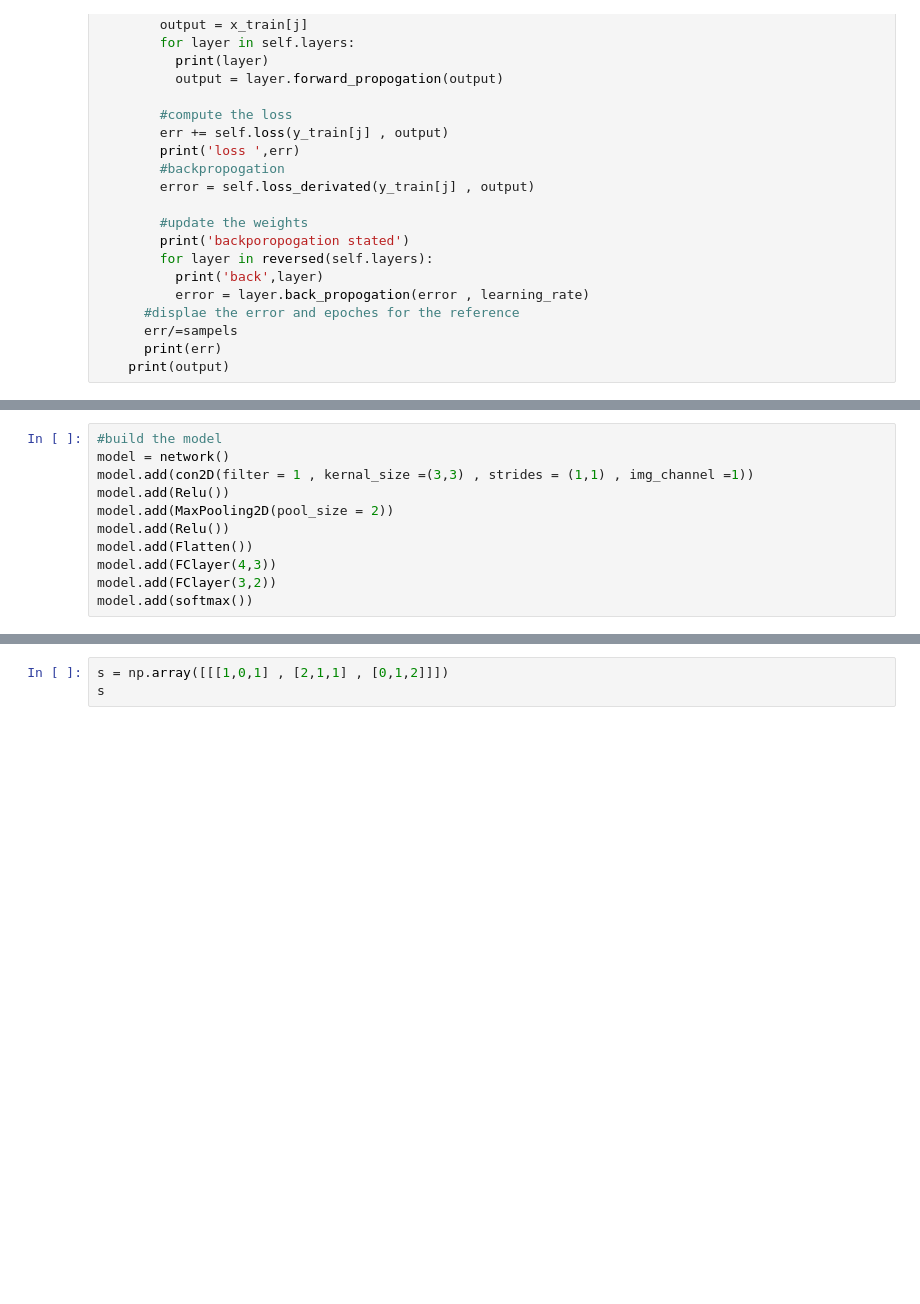
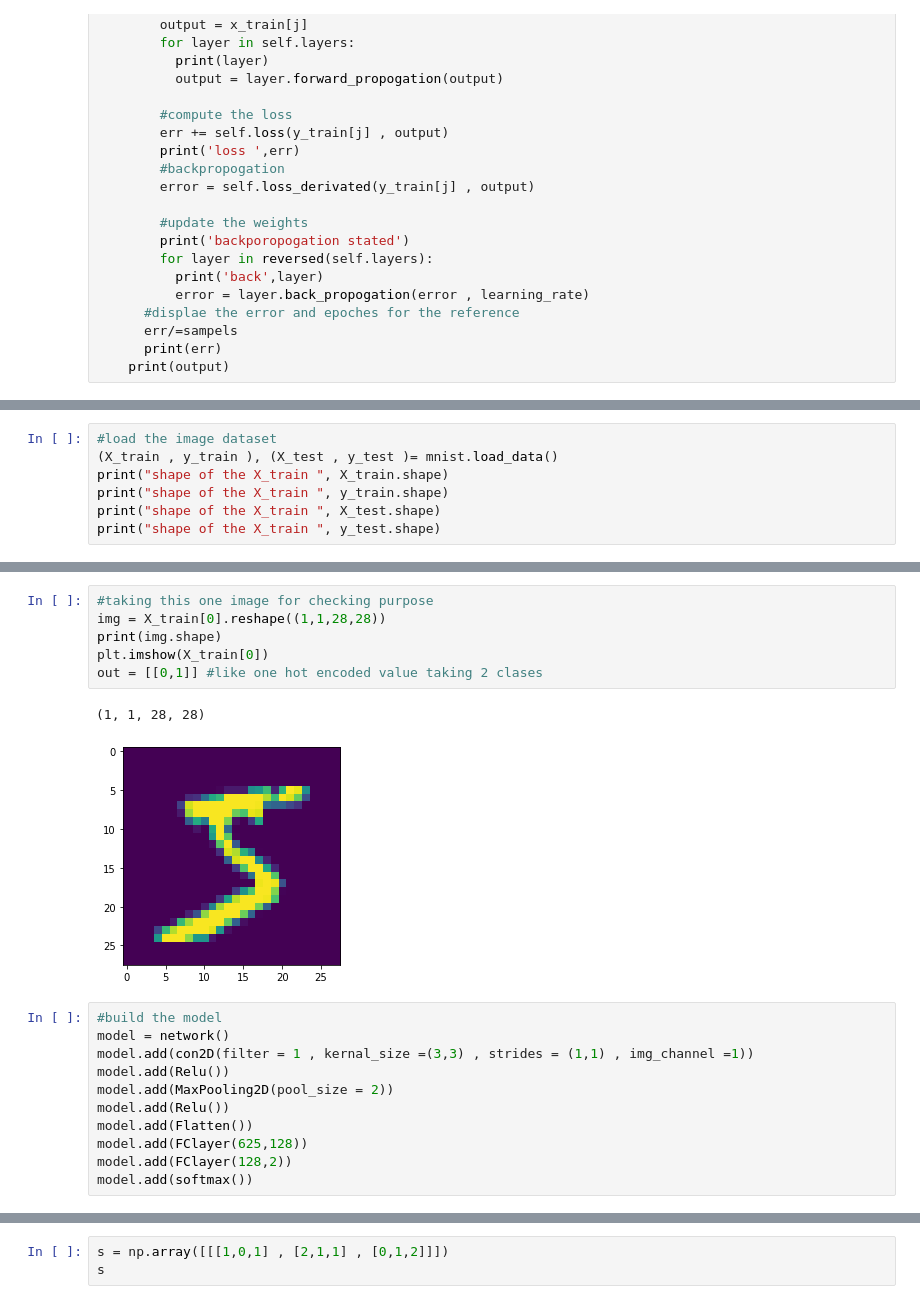
Before and after one commit to pavi-ninjaac/NuralNetwork_scratch, a Jupyter notebook: CNN/ConvolutionalLayer.ipynb, the cells around one changed output, grey strips where cells are left out. Drawn from its saved outputs; the diff is of its cells as text; blank space fills up the shorter version.

```diff
--- a/CNN/ConvolutionalLayer.ipynb
+++ b/CNN/ConvolutionalLayer.ipynb
@@ -304,0 +317,7 @@ class network:
+# %%
+#load the image dataset
+(X_train , y_train ), (X_test , y_test )= mnist.load_data()
+print("shape of the X_train ", X_train.shape)
+print("shape of the X_train ", y_train.shape)
+print("shape of the X_train ", X_test.shape)
+print("shape of the X_train ", y_test.shape)
@@ -305,3 +338,12 @@ class network:
+# %%
+#taking this one image for checking purpose
+img = X_train[0].reshape((1,1,28,28))
+print(img.shape)
+plt.imshow(X_train[0])
+out = [[0,1]] #like one hot encoded value taking 2 clases
+# %% [output]
+(1, 1, 28, 28)
+[figure, added]
 # %%
 #build the model
 model = network()
@@ -310,7 +352,7 @@ model.add(Relu())
 model.add(MaxPooling2D(pool_size = 2))
 model.add(Relu())
 model.add(Flatten())
-model.add(FClayer(4,3))
-model.add(FClayer(3,2))
+model.add(FClayer(625,128))
+model.add(FClayer(128,2))
 model.add(softmax())
 # %%
```
Also changed, not shown: parts of 12 cells of this notebook.
